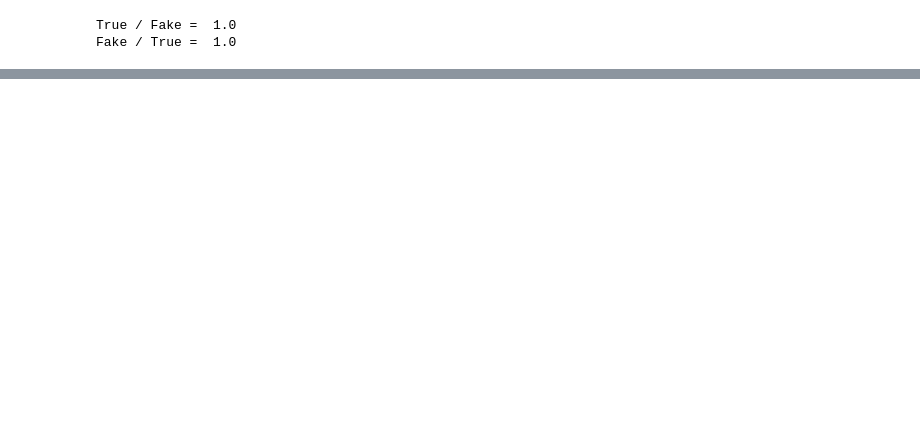
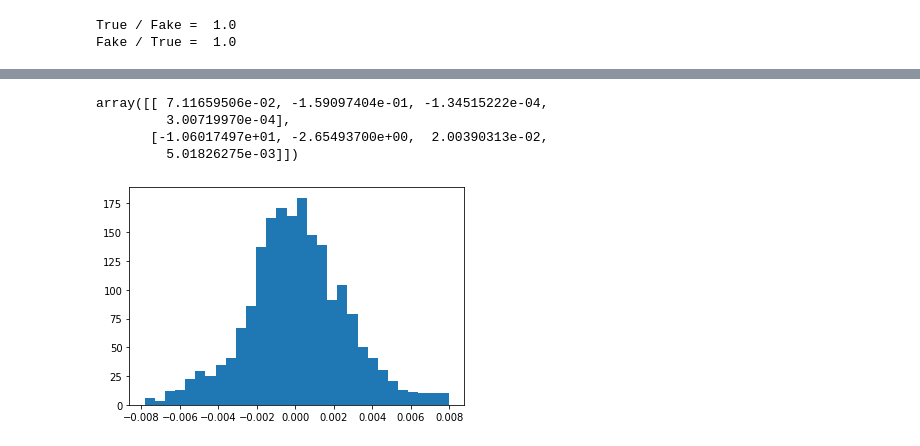
Before and after one commit to kamileo96/GNN-Tracking, a Jupyter notebook: GNN_muonE_glued_fit.ipynb, the cells around one changed output, grey strips where cells are left out. Saved outputs shown, nothing was run; the diff lists cells and outputs as text; code cells hidden in the pictures; blank space fills up the shorter version.

```diff
--- a/GNN_muonE_glued_fit.ipynb
+++ b/GNN_muonE_glued_fit.ipynb
@@ -1216 +1207,8 @@ nevent 975
 [interactive output not drawn]
+# %%
+test_tracks[0][:,1:5]
+# %% [output]
+array([[ 7.11659506e-02, -1.59097404e-01, -1.34515222e-04,
+         3.00719970e-04],
+       [-1.06017497e+01, -2.65493700e+00,  2.00390313e-02,
+         5.01826275e-03]])
@@ -1216,0 +1236,32 @@ nevent 975
+# %%
+n=len(test_datasetx)
+fitted_m = np.empty((n,2))
+recon_m = np.empty((n,2))
+true_m = np.empty((n,2))
+
+fitted_e = np.empty((n,2))
+recon_e = np.empty((n,2))
+true_e = np.empty((n,2))
+for k in range(n):
+  datax = test_datasetx[k]
+  predsx=torch.sigmoid(model(datax))
+  datay = test_datasety[k]
+  predsy=torch.sigmoid(model(datay))
+  stereo2 = test_stereo2[k]
+  stereo3 = test_stereo3[k]
+  try:
+    t1,t2,_ = robust_fit3D(datax,predsx, datay, predsy, stereo2, stereo3)
+    rt1, rt2 = test_recon[k][:,1:5]
+    mt1, mt2 = test_tracks[k][:,1:5]
+    fitted_m[k] = t1[2:4]
+    recon_m[k] = rt1[2:4]
+    true_m[k] = mt1[2:4]
+    fitted_e[k] = t2[2:4]
+    recon_e[k] = rt2[2:4]
+    true_e[k] = mt2[2:4]
+  except:
+    pass
+# %%
+PullPlot(fitted_e, true_e)
+# %% [output]
+[figure, added]
```
Also changed, not shown: parts of 19 cells of this notebook.
